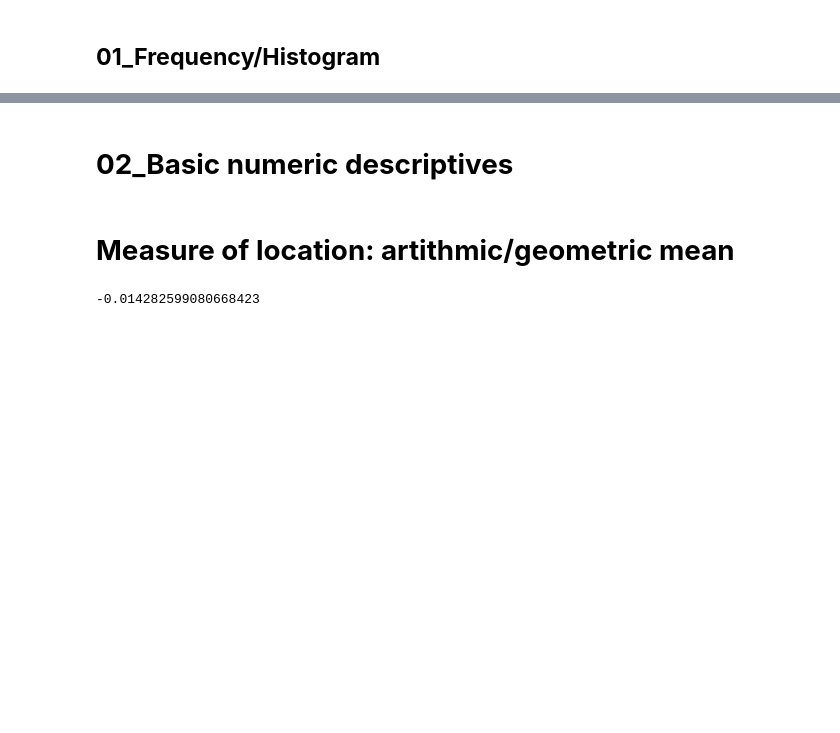
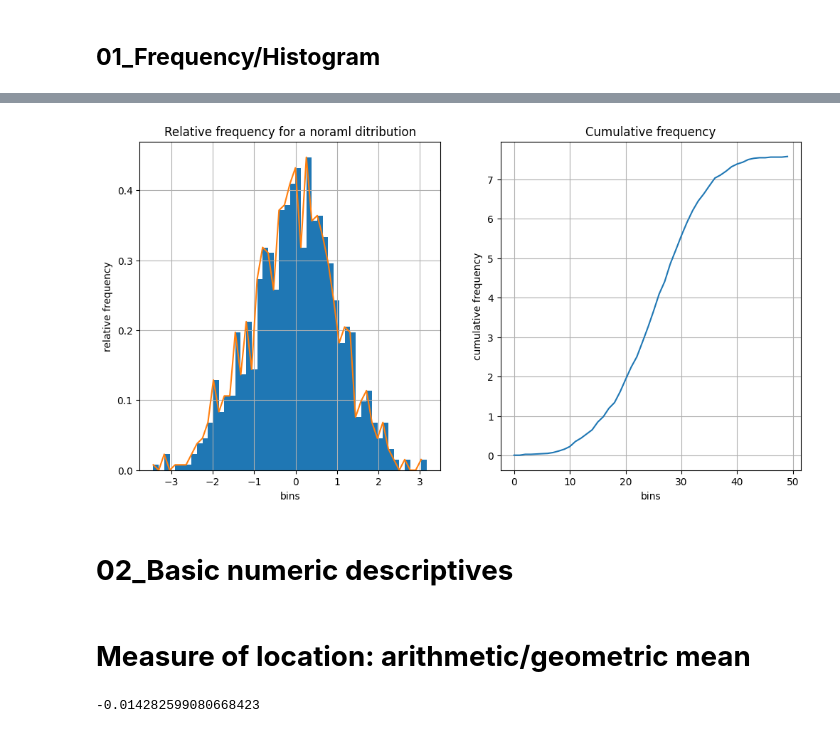
Before and after one commit to ZoubirCHATTI/02__Probability-Statisitics, a Jupyter notebook: 01_Basis statistics/Basic_statistics.ipynb, the cells around one changed output, grey strips where cells are left out. Cells and saved outputs as stored; diff of their text form; code cells hidden in the pictures; blank space fills up the shorter version.

```diff
--- a/01_Basis statistics/Basic_statistics.ipynb
+++ b/01_Basis statistics/Basic_statistics.ipynb
@@ -31,7 +34,26 @@ ax2.grid(True)
+# %%
+#We generate random normal distribution of loc=0 and std=1
+rand=np.random.normal(0, 1, size=1000)
+# %%
+#Visualization of the random normal distribution
+fig, (ax1, ax2) =plt.subplots(1 , 2 , figsize=(12 , 6 ))
+n, bins, patches=ax1.hist(rand, bins=50, density=True)          #Display the histogram of relative frequency
+ax1.set_xlabel('bins')
+ax1.set_ylabel('relative frequency')
+ax1.plot(bins[:50], n)                                          #Relative frequency in the form of plot rather than bars
+ax1.set_title('Relative frequency for a noraml ditribution')
+ax1.grid()
+ax2.plot(np.cumsum(n))                                           #Frequency density
+ax2.set_xlabel('bins')
+ax2.set_ylabel('cumulative frequency')
+ax2.set_title('Cumulative frequency')
+ax2.grid()
+# %% [output]
+[figure, added]
 # %% [markdown]
 # **02_Basic numeric descriptives**
 # %% [markdown]
-# **Measure of location: artithmic/geometric mean**
+# **Measure of location: arithmetic/geometric mean**
 # %%
 """
 Let us simulate a portfolio manager returns recorded between 2015 and 2020,
```
Also changed, not shown: parts of 18 cells of this notebook.
